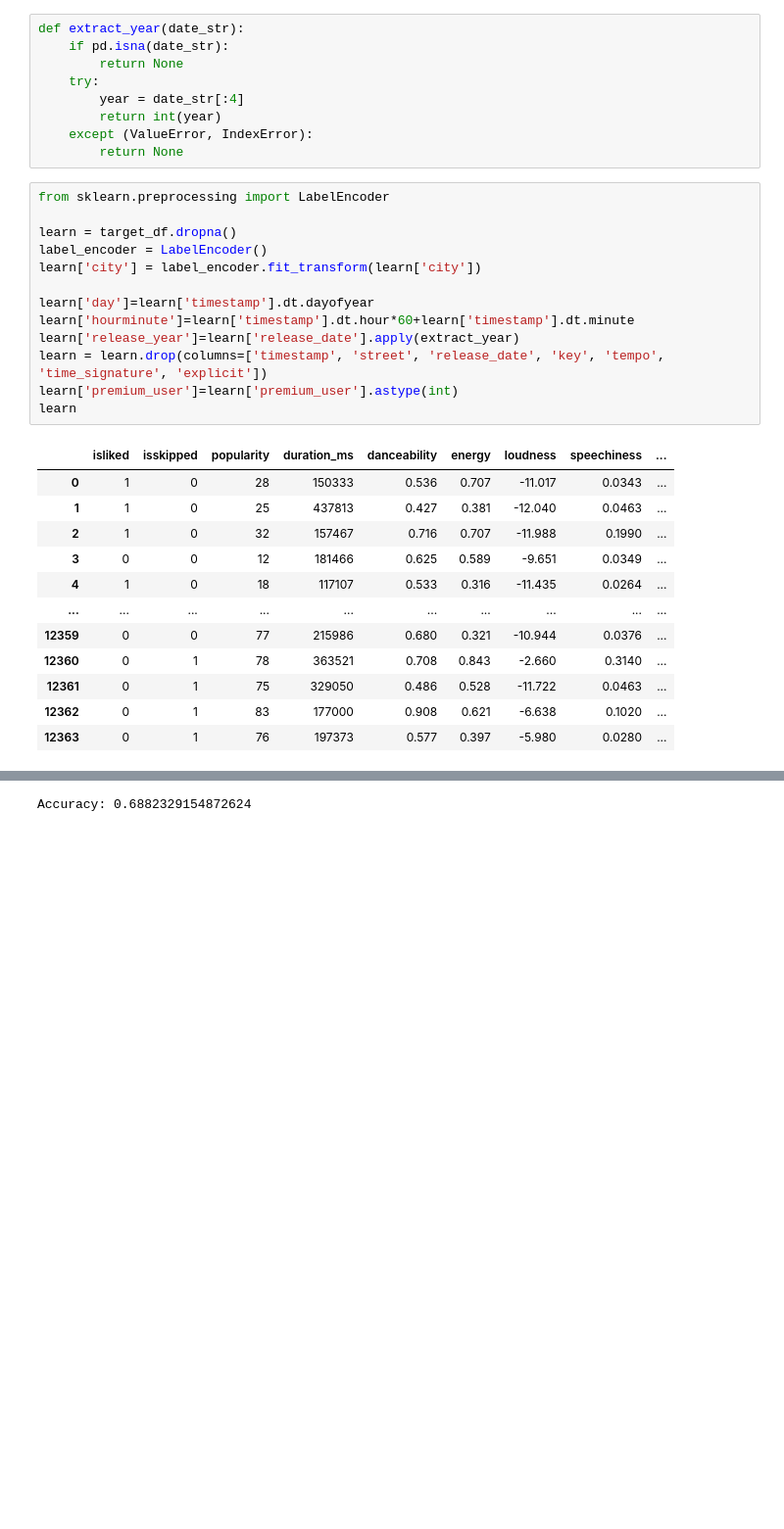
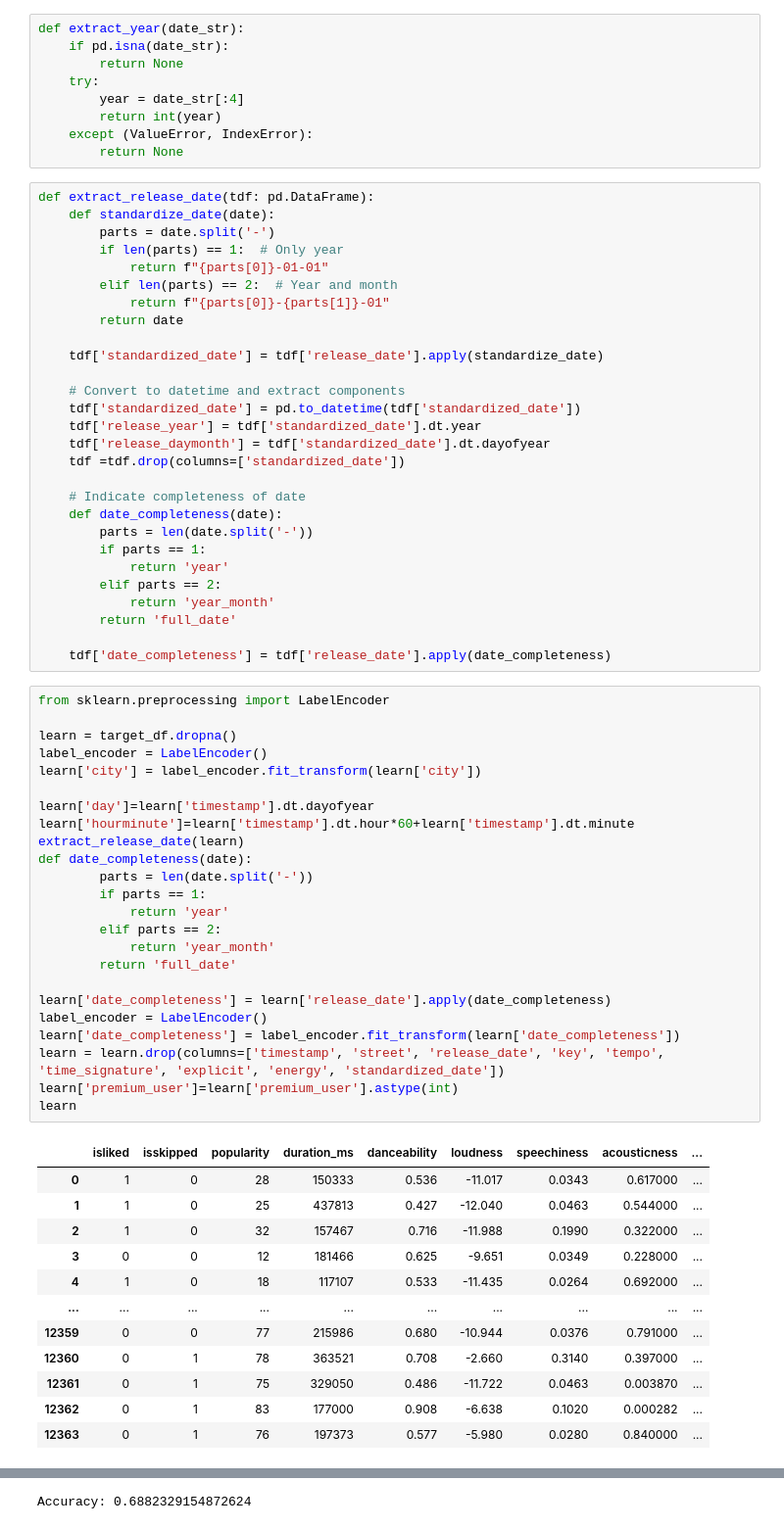
Before and after one commit to dawidkasz/song-skip-predictor, a Jupyter notebook: dokumentacja.ipynb, the cells around one changed output, grey strips where cells are left out. Shown at 98% size. Cells and saved outputs as stored; diff of their text form; blank space fills up the shorter version.

```diff
--- a/dokumentacja.ipynb
+++ b/dokumentacja.ipynb
@@ -126,29 +129,68 @@ def extract_year(date_str):
         return int(year)
     except (ValueError, IndexError):
         return None
+# %%
+def extract_release_date(tdf: pd.DataFrame):
+    def standardize_date(date):
+        parts = date.split('-')
+        if len(parts) == 1:  # Only year
+            return f"{parts[0]}-01-01"
+        elif len(parts) == 2:  # Year and month
+            return f"{parts[0]}-{parts[1]}-01"
+        return date
+
+    tdf['standardized_date'] = tdf['release_date'].apply(standardize_date)
+
+    # Convert to datetime and extract components
+    tdf['standardized_date'] = pd.to_datetime(tdf['standardized_date'])
+    tdf['release_year'] = tdf['standardized_date'].dt.year
+    tdf['release_daymonth'] = tdf['standardized_date'].dt.dayofyear
+    tdf =tdf.drop(columns=['standardized_date'])
+
+    # Indicate completeness of date
+    def date_completeness(date):
+        parts = len(date.split('-'))
+        if parts == 1:
+            return 'year'
+        elif parts == 2:
+            return 'year_month'
+        return 'full_date'
+
+    tdf['date_completeness'] = tdf['release_date'].apply(date_completeness)
 # %%
 from sklearn.preprocessing import LabelEncoder
 
 learn = target_df.dropna()
 label_encoder = LabelEncoder()
 learn['city'] = label_encoder.fit_transform(learn['city'])
 
 learn['day']=learn['timestamp'].dt.dayofyear
 learn['hourminute']=learn['timestamp'].dt.hour*60+learn['timestamp'].dt.minute
-learn['release_year']=learn['release_date'].apply(extract_year)
-learn = learn.drop(columns=['timestamp', 'street', 'release_date', 'key', 'tempo', 'time_signature', 'explicit'])
+extract_release_date(learn)
+def date_completeness(date):
+        parts = len(date.split('-'))
+        if parts == 1:
+            return 'year'
+        elif parts == 2:
+            return 'year_month'
+        return 'full_date'
+
+learn['date_completeness'] = learn['release_date'].apply(date_completeness)
+label_encoder = LabelEncoder()
+learn['date_completeness'] = label_encoder.fit_transform(learn['date_completeness'])
+learn = learn.drop(columns=['timestamp', 'street', 'release_date', 'key', 'tempo', 'time_signature', 'explicit', 'energy', 'standardized_date'])
 learn['premium_user']=learn['premium_user'].astype(int)
 learn
 # %% [output]
-|  | isliked | isskipped | popularity | duration_ms | danceability | energy | loudness | speechiness | ... |
-| 0 | 1 | 0 | 28 | 150333 | 0.536 | 0.707 | -11.017 | 0.0343 | ... |
-| 1 | 1 | 0 | 25 | 437813 | 0.427 | 0.381 | -12.040 | 0.0463 | ... |
-| 2 | 1 | 0 | 32 | 157467 | 0.716 | 0.707 | -11.988 | 0.1990 | ... |
-| 3 | 0 | 0 | 12 | 181466 | 0.625 | 0.589 | -9.651 | 0.0349 | ... |
-| 4 | 1 | 0 | 18 | 117107 | 0.533 | 0.316 | -11.435 | 0.0264 | ... |
+|  | isliked | isskipped | popularity | duration_ms | danceability | loudness | speechiness | acousticness | ... |
+| 0 | 1 | 0 | 28 | 150333 | 0.536 | -11.017 | 0.0343 | 0.617000 | ... |
+| 1 | 1 | 0 | 25 | 437813 | 0.427 | -12.040 | 0.0463 | 0.544000 | ... |
+| 2 | 1 | 0 | 32 | 157467 | 0.716 | -11.988 | 0.1990 | 0.322000 | ... |
+| 3 | 0 | 0 | 12 | 181466 | 0.625 | -9.651 | 0.0349 | 0.228000 | ... |
+| 4 | 1 | 0 | 18 | 117107 | 0.533 | -11.435 | 0.0264 | 0.692000 | ... |
 | ... | ... | ... | ... | ... | ... | ... | ... | ... | ... |
-| 12359 | 0 | 0 | 77 | 215986 | 0.680 | 0.321 | -10.944 | 0.0376 | ... |
-| 12360 | 0 | 1 | 78 | 363521 | 0.708 | 0.843 | -2.660 | 0.3140 | ... |
-| 12361 | 0 | 1 | 75 | 329050 | 0.486 | 0.528 | -11.722 | 0.0463 | ... |
-| 12362 | 0 | 1 | 83 | 177000 | 0.908 | 0.621 | -6.638 | 0.1020 | ... |
-| 12363 | 0 | 1 | 76 | 197373 | 0.577 | 0.397 | -5.980 | 0.0280 | ... |
+| 12359 | 0 | 0 | 77 | 215986 | 0.680 | -10.944 | 0.0376 | 0.791000 | ... |
+| 12360 | 0 | 1 | 78 | 363521 | 0.708 | -2.660 | 0.3140 | 0.397000 | ... |
+| 12361 | 0 | 1 | 75 | 329050 | 0.486 | -11.722 | 0.0463 | 0.003870 | ... |
+| 12362 | 0 | 1 | 83 | 177000 | 0.908 | -6.638 | 0.1020 | 0.000282 | ... |
+| 12363 | 0 | 1 | 76 | 197373 | 0.577 | -5.980 | 0.0280 | 0.840000 | ... |
```
Also changed, not shown: parts of 5 cells of this notebook, 1 other file.
